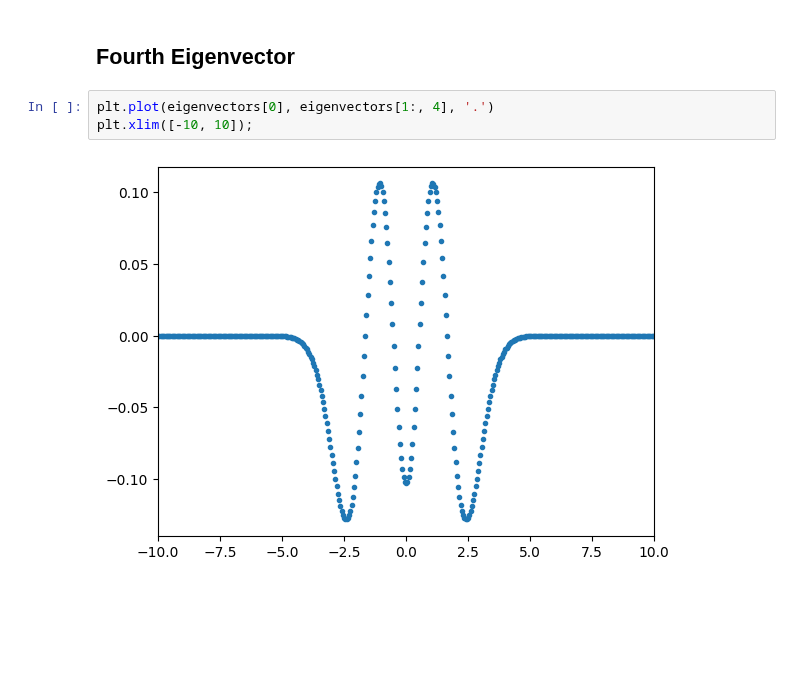
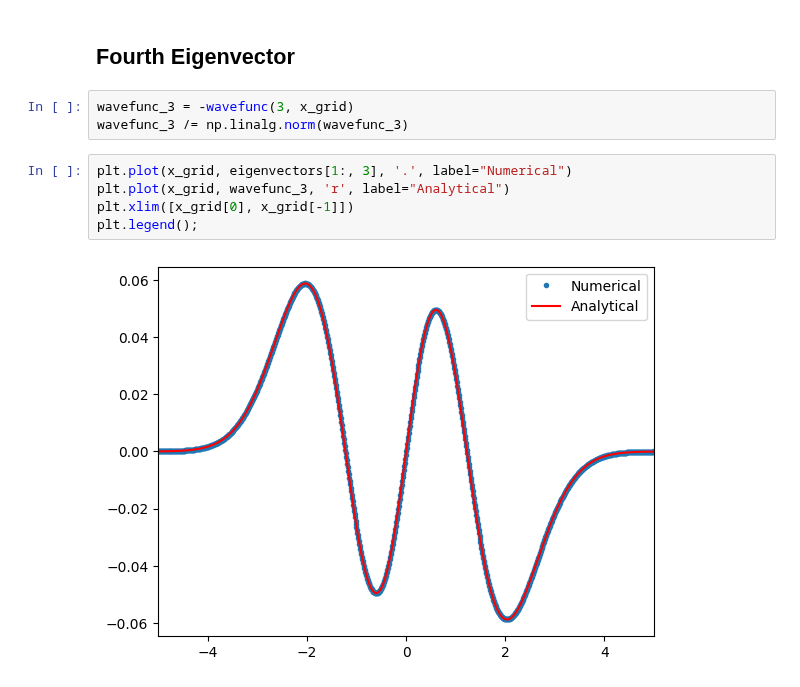
Before and after one commit to jchryssanthacopoulos/quantum_information, a Jupyter notebook: assignment_4/src/plot_eigenvectors.ipynb, the cells around one changed output. Saved outputs shown, nothing was run; the diff lists cells and outputs as text; blank space fills up the shorter version.

```diff
--- a/assignment_4/src/plot_eigenvectors.ipynb
+++ b/assignment_4/src/plot_eigenvectors.ipynb
@@ -78,10 +97,15 @@ Norm is 0.9999999999999977
 # %% [markdown]
 ## Fourth Eigenvector
-# %%
-plt.plot(eigenvectors[0], eigenvectors[1:, 4], '.')
-plt.xlim([-10, 10]);
-# %% [output]
-[figure, removed]
+# %%
+wavefunc_3 = -wavefunc(3, x_grid)
+wavefunc_3 /= np.linalg.norm(wavefunc_3)
+# %%
+plt.plot(x_grid, eigenvectors[1:, 3], '.', label="Numerical")
+plt.plot(x_grid, wavefunc_3, 'r', label="Analytical")
+plt.xlim([x_grid[0], x_grid[-1]])
+plt.legend();
+# %% [output]
+[figure, added]
 # %%
 print("Energy is", eigenvalues[3])
 # %% [output]
```
Also changed, not shown: parts of 23 cells of this notebook, 2 other files.
